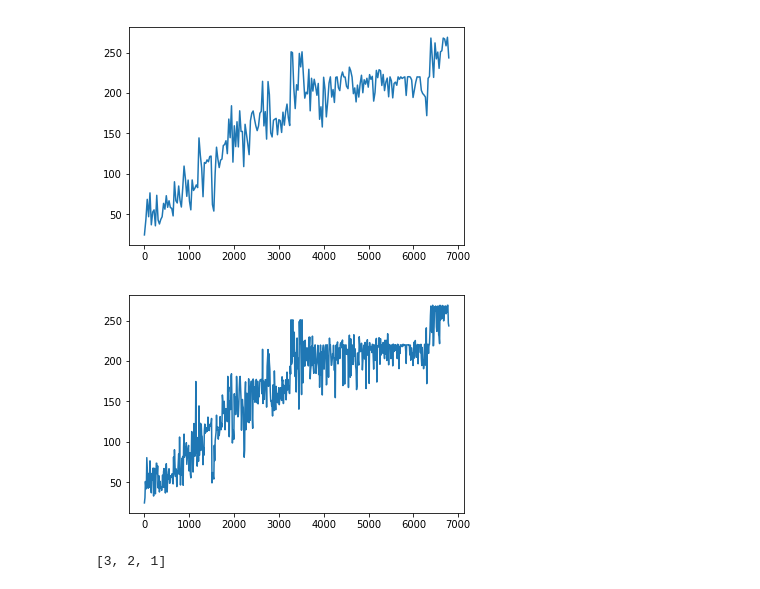
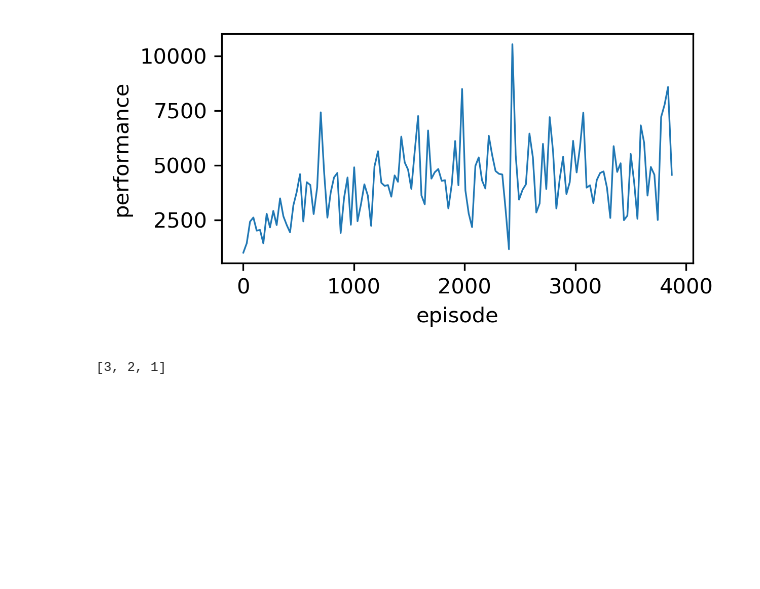
Before and after one commit to harpsword/RL, a Jupyter notebook: code/Explore/PPO Results Analysis.ipynb, the cells around one changed output. Drawn from its saved outputs; the diff is of its cells as text; code cells hidden in the pictures; blank space fills up the shorter version.

Commit message:
add results

```diff
--- a/code/Explore/PPO Results Analysis.ipynb
+++ b/code/Explore/PPO Results Analysis.ipynb
@@ -4,7 +4,7 @@ import numpy as np
 from matplotlib import pyplot as plt
 # %%
 #results = pd.read_csv("ppo-record-Amidar-v0.csv", index_col=0)
-results = pd.read_csv("ppo-record-Amidar-v0.csv", index_col=0)
+results = pd.read_csv("ppo-record-Centipede-v0.csv", index_col=0)
 # %%
 count = {
 
@@ -31,16 +31,23 @@ y = np.array(y)
 sort_index = np.argsort(x)
 x = x[sort_index]
 y = y[sort_index]
+# %%
+
+plt.rcParams['savefig.dpi'] = 300 #图片像素
+plt.rcParams['figure.dpi'] = 300 #分辨率
+# plt.rcParams['figure.figsize'] = (4.0, 2.0) # 设置figure_size尺寸
+# %%
+plt.plot(x[::30], y[::30],linewidth=0.8)
+plt.xlabel("episode")
+plt.ylabel("performance")
+# plt.show()
+
+plt.savefig('centipede.png', dpi=300)
+# %% [output]
+[figure, added]
 # %%
-plt.plot(x[::30], y[::30])
-plt.show()
+# plt.plot(x[::10], y[::10])
+# plt.show()
-# %% [output]
-[figure, removed]
-# %%
-plt.plot(x[::10], y[::10])
-plt.show()
-# %% [output]
-[figure, removed]
 # %%
 a = [1, 2, 3]
 # %%
```
Also changed, not shown: 15 other files.
